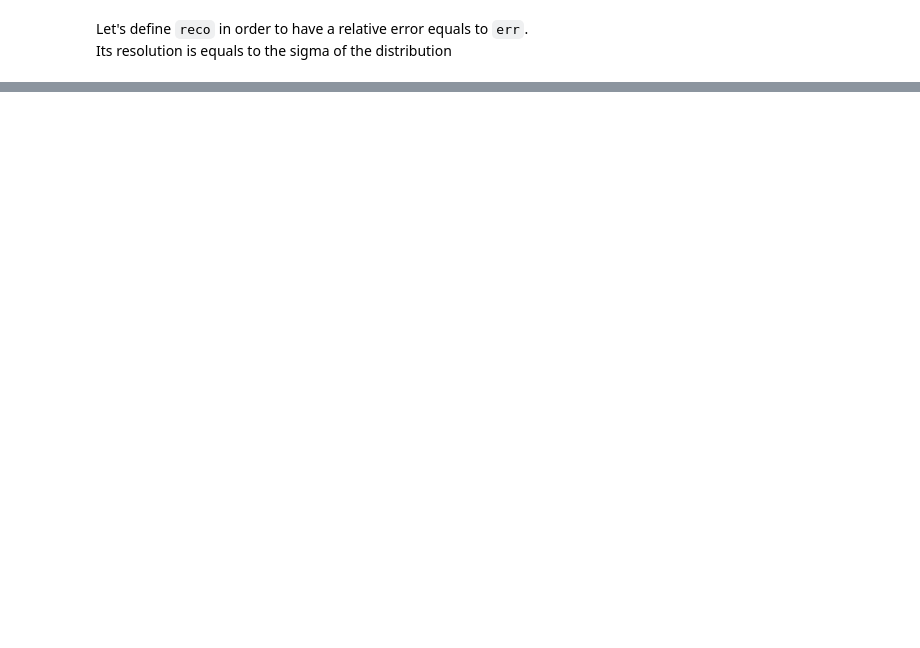
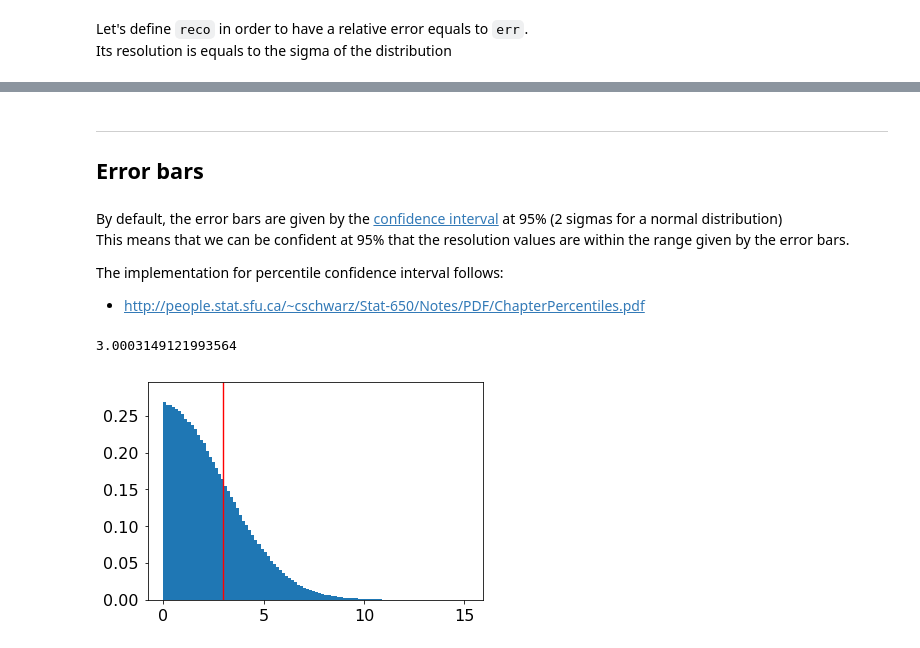
Before and after one commit to cta-observatory/ctaplot, a Jupyter notebook: examples/notebooks/resolution_definition.ipynb, the cells around one changed output, grey strips where cells are left out. Cells and saved outputs as stored; diff of their text form; code cells hidden in the pictures; blank space fills up the shorter version.

Commit message:
updated version of the resolution notebook explaining the confidence interval

```diff
--- a/examples/notebooks/resolution_definition.ipynb
+++ b/examples/notebooks/resolution_definition.ipynb
@@ -55,0 +63,9 @@ assert np.isclose(res[0], scale, rtol=1e-2)
+# %% [markdown]
+---
+## Error bars
+# %% [markdown]
+By default, the error bars are given by the [confidence interval](https://en.wikipedia.org/wiki/Confidence_interval ) at 95% (2 sigmas for a normal distribution)
+This means that we can be confident at 95% that the resolution values are within the range given by the error bars.
+
+The implementation for percentile confidence interval follows:
+- http://people.stat.sfu.ca/~cschwarz/Stat-650/Notes/PDF/ChapterPercentiles.pdf
@@ -55,0 +74,11 @@ assert np.isclose(res[0], scale, rtol=1e-2)
+# %%
+nbins, bins, patches = plt.hist(err, bins=100, density=True);
+ymax = 1.1 * nbins.max()
+# plt.vlines(X.mean(), 0, ymax)
+plt.vlines(np.percentile(err, 68.27), 0, ymax, color='red')
+# plt.vlines(X.mean() - X.std(), 0, ymax, color='red')
+plt.ylim(0, ymax)
+print(np.percentile(err, 68.27))
+# %% [output]
+3.0003149121993564
+[figure, added]
```
Also changed, not shown: parts of 12 cells of this notebook.
